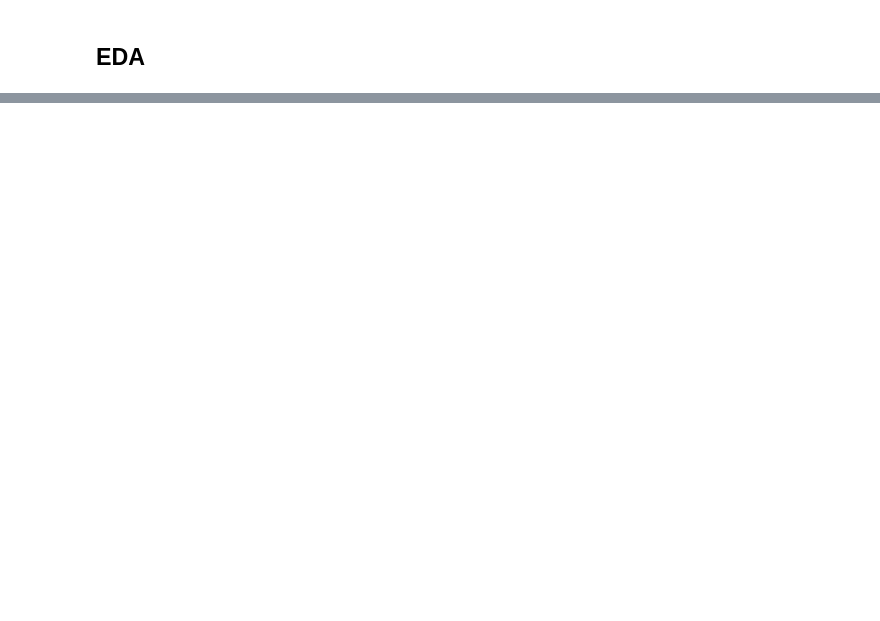
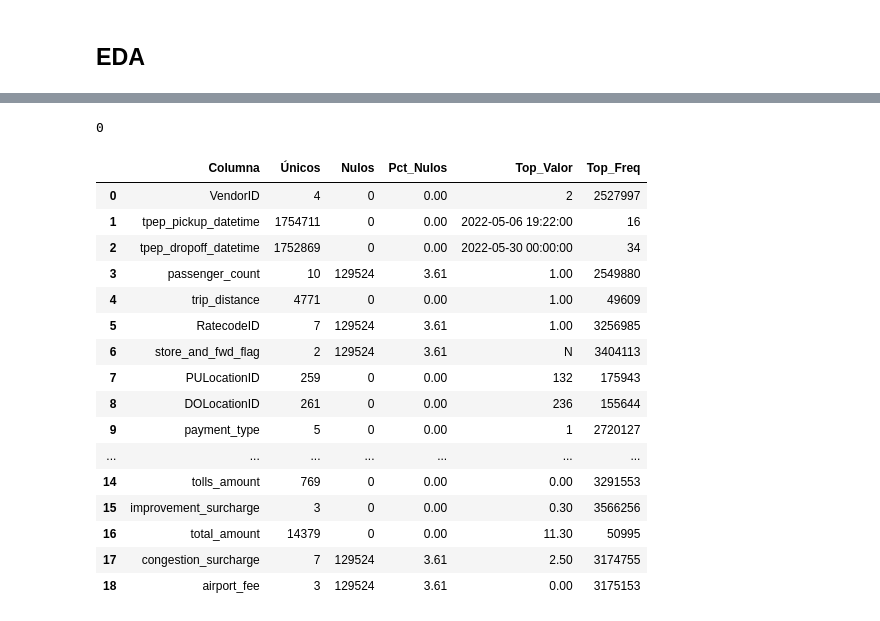
Before and after one commit to RicardoFW11/nyc_taxi_project, a Jupyter notebook: notebooks/01_eda.ipynb, the cells around one changed output, grey strips where cells are left out. Saved outputs shown, nothing was run; the diff lists cells and outputs as text; code cells hidden in the pictures; blank space fills up the shorter version.

```diff
--- a/notebooks/01_eda.ipynb
+++ b/notebooks/01_eda.ipynb
@@ -48,2 +54,9 @@ Data columns (total 19 columns):
 dtypes: datetime64[us](2), float64(12), int64(4), object(1)
 memory usage: 520.2+ MB
+# %%
+# Show descriptive statistics
+# Configuración de visualización de pandas
+pd.set_option('display.float_format', lambda x: f'{x:,.2f}')
+pd.set_option('display.max_columns', None)  # Mostrar todas las columnas
+pd.set_option('display.max_rows', 100)  # Mostrar hasta 100 filas
+df.describe()
@@ -49,0 +73,35 @@ memory usage: 520.2+ MB
+# %%
+# Verificar si hay datos duplicados
+df.duplicated().sum()
+# %% [output]
+0
+# %%
+# Resumen compacto de todas las columnas en una tabla
+summary = pd.DataFrame({
+    'Columna': df.columns,
+    'Únicos': [df[col].nunique() for col in df.columns],
+    'Nulos': [df[col].isna().sum() for col in df.columns],
+    'Pct_Nulos': [round(df[col].isna().sum() / len(df) * 100, 2) for col in df.columns],
+    'Top_Valor': [df[col].value_counts().index[0] if len(df[col]) > 0 else None for col in df.columns],
+    'Top_Freq': [df[col].value_counts().values[0] if len(df[col]) > 0 else 0 for col in df.columns]
+})
+
+display(summary)
+# %% [output]
+|  | Columna | Únicos | Nulos | Pct_Nulos | Top_Valor | Top_Freq |
+| 0 | VendorID | 4 | 0 | 0.00 | 2 | 2527997 |
+| 1 | tpep_pickup_datetime | 1754711 | 0 | 0.00 | 2022-05-06 19:22:00 | 16 |
+| 2 | tpep_dropoff_datetime | 1752869 | 0 | 0.00 | 2022-05-30 00:00:00 | 34 |
+| 3 | passenger_count | 10 | 129524 | 3.61 | 1.00 | 2549880 |
+| 4 | trip_distance | 4771 | 0 | 0.00 | 1.00 | 49609 |
+| 5 | RatecodeID | 7 | 129524 | 3.61 | 1.00 | 3256985 |
+| 6 | store_and_fwd_flag | 2 | 129524 | 3.61 | N | 3404113 |
+| 7 | PULocationID | 259 | 0 | 0.00 | 132 | 175943 |
+| 8 | DOLocationID | 261 | 0 | 0.00 | 236 | 155644 |
+| 9 | payment_type | 5 | 0 | 0.00 | 1 | 2720127 |
+| ... | ... | ... | ... | ... | ... | ... |
+| 14 | tolls_amount | 769 | 0 | 0.00 | 0.00 | 3291553 |
+| 15 | improvement_surcharge | 3 | 0 | 0.00 | 0.30 | 3566256 |
+| 16 | total_amount | 14379 | 0 | 0.00 | 11.30 | 50995 |
+| 17 | congestion_surcharge | 7 | 129524 | 3.61 | 2.50 | 3174755 |
+| 18 | airport_fee | 3 | 129524 | 3.61 | 0.00 | 3175153 |
```
Also changed, not shown: parts of 55 cells of this notebook, 1 other file.
